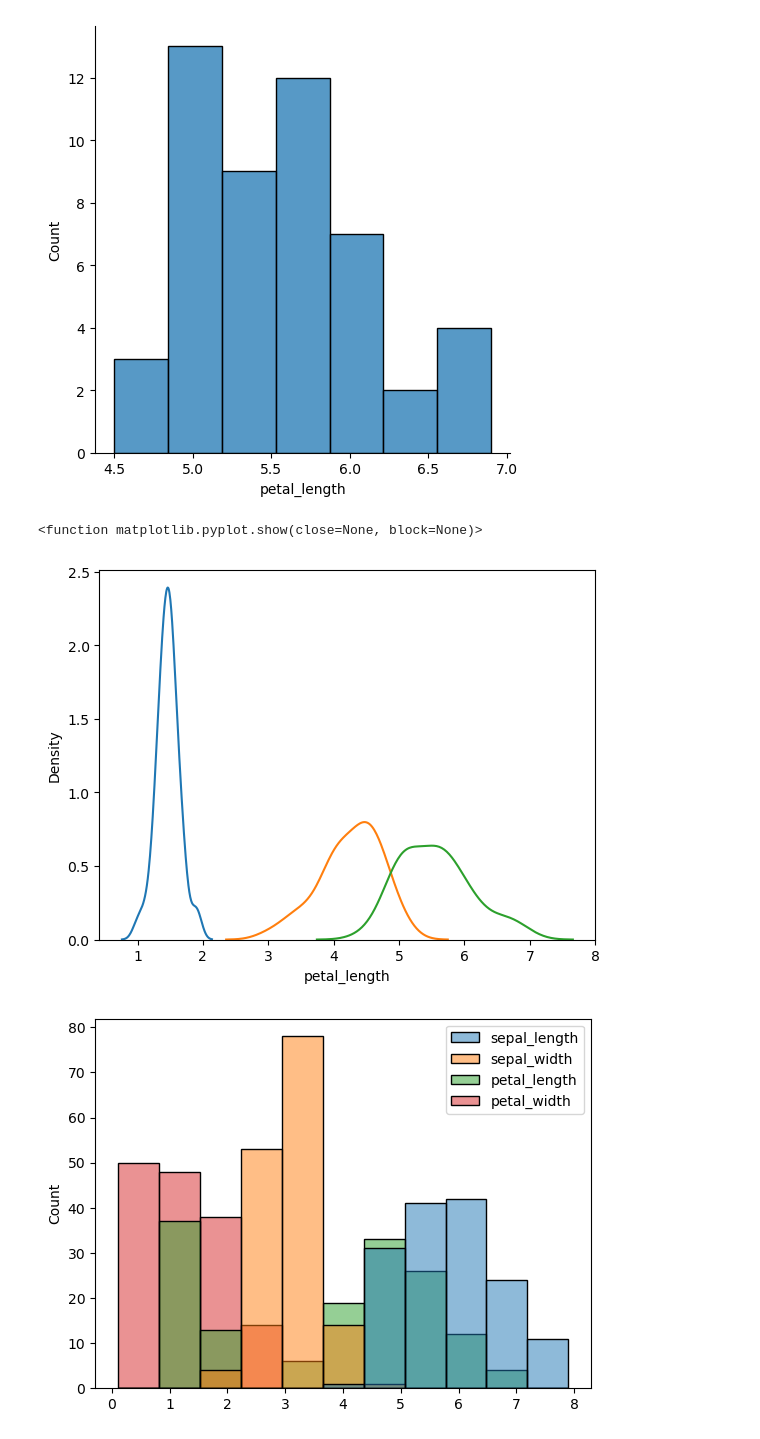
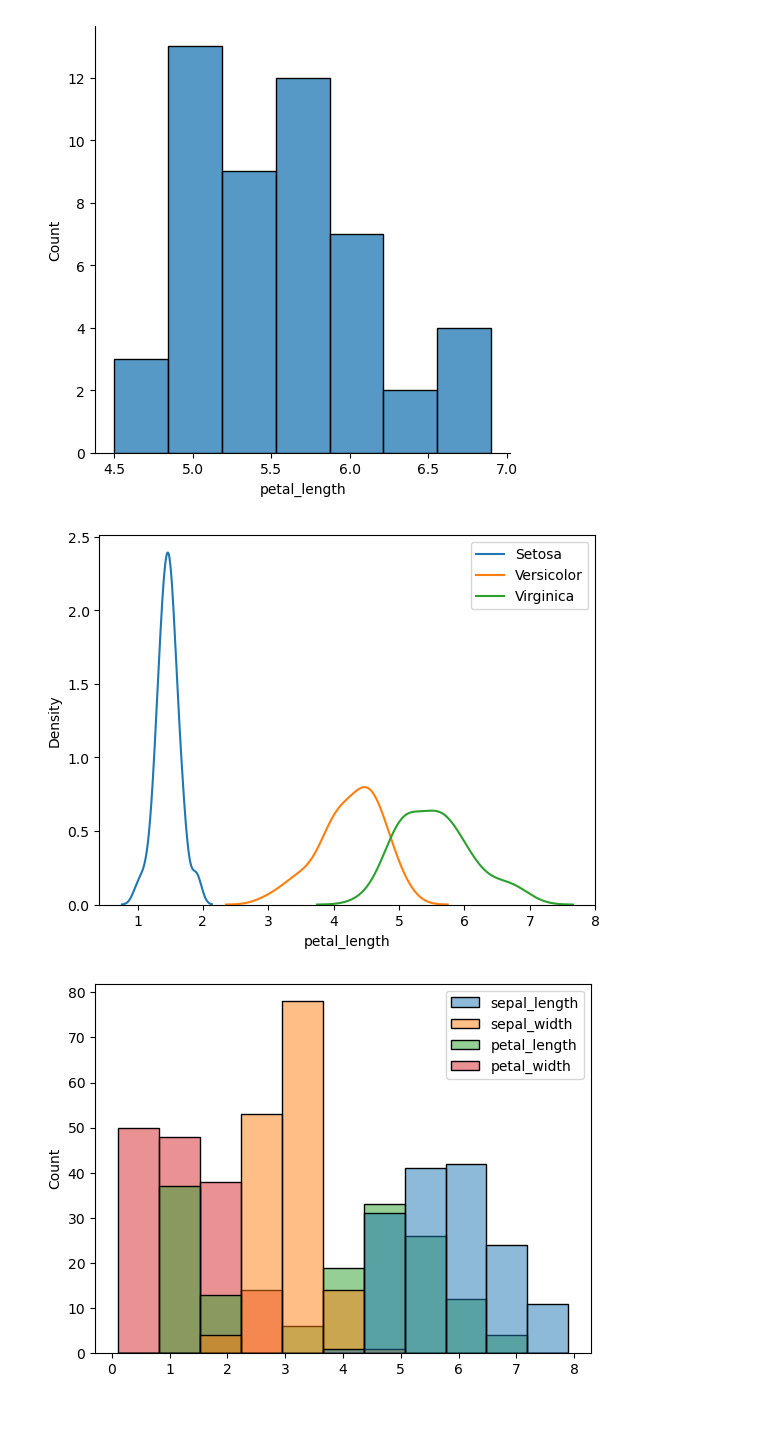
Before and after one commit to Armaan-16/AI-ML-Learnings, a Jupyter notebook: 5-seaborn.ipynb, the cells around one changed output. Cells and saved outputs as stored; diff of their text form; code cells hidden in the pictures.

```diff
--- a/5-seaborn.ipynb
+++ b/5-seaborn.ipynb
@@ -95,11 +101,12 @@ plt.show
 [figure]
 [figure]
 # %%
-sns.kdeplot(iris.petal_length[iris['class']=='Iris-setosa'])
-sns.kdeplot(iris.petal_length[iris['class']=='Iris-versicolor'])
-sns.kdeplot(iris.petal_length[iris['class']=='Iris-virginica'])
-plt.show
+sns.kdeplot(iris.petal_length[iris['flowers']=='Iris-setosa'], label='Setosa')
+sns.kdeplot(iris.petal_length[iris['flowers']=='Iris-versicolor'], label='Versicolor')
+sns.kdeplot(iris.petal_length[iris['flowers']=='Iris-virginica'], label='Virginica')
+
+plt.legend() #plt.legend() displays a legend on the plot, helping identify different data series using their labels.
+plt.show()
 # %% [output]
-<function matplotlib.pyplot.show(close=None, block=None)>
-[figure, old version]
+[figure, new version]
 # %%
```
Also changed, not shown: parts of 23 cells of this notebook.
